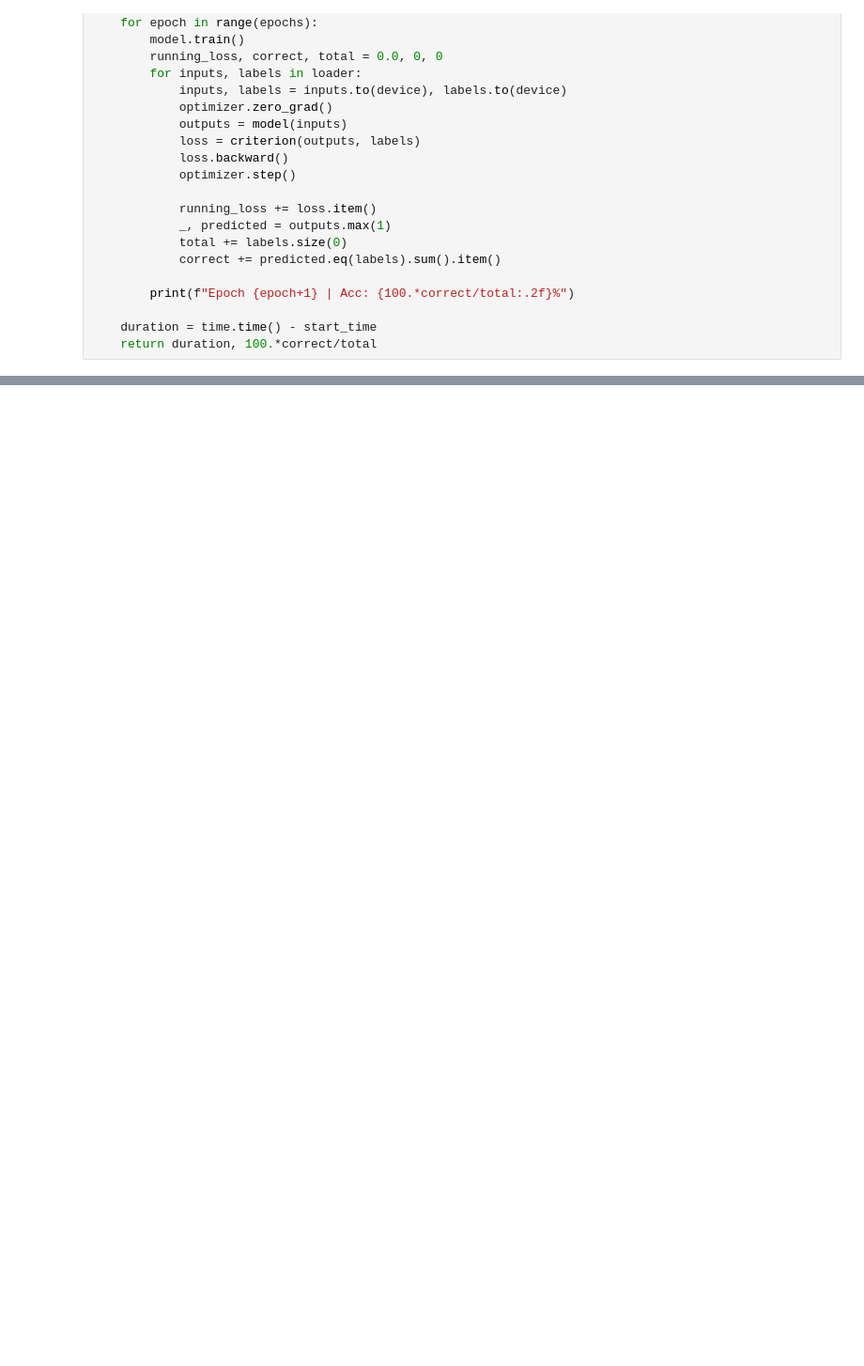
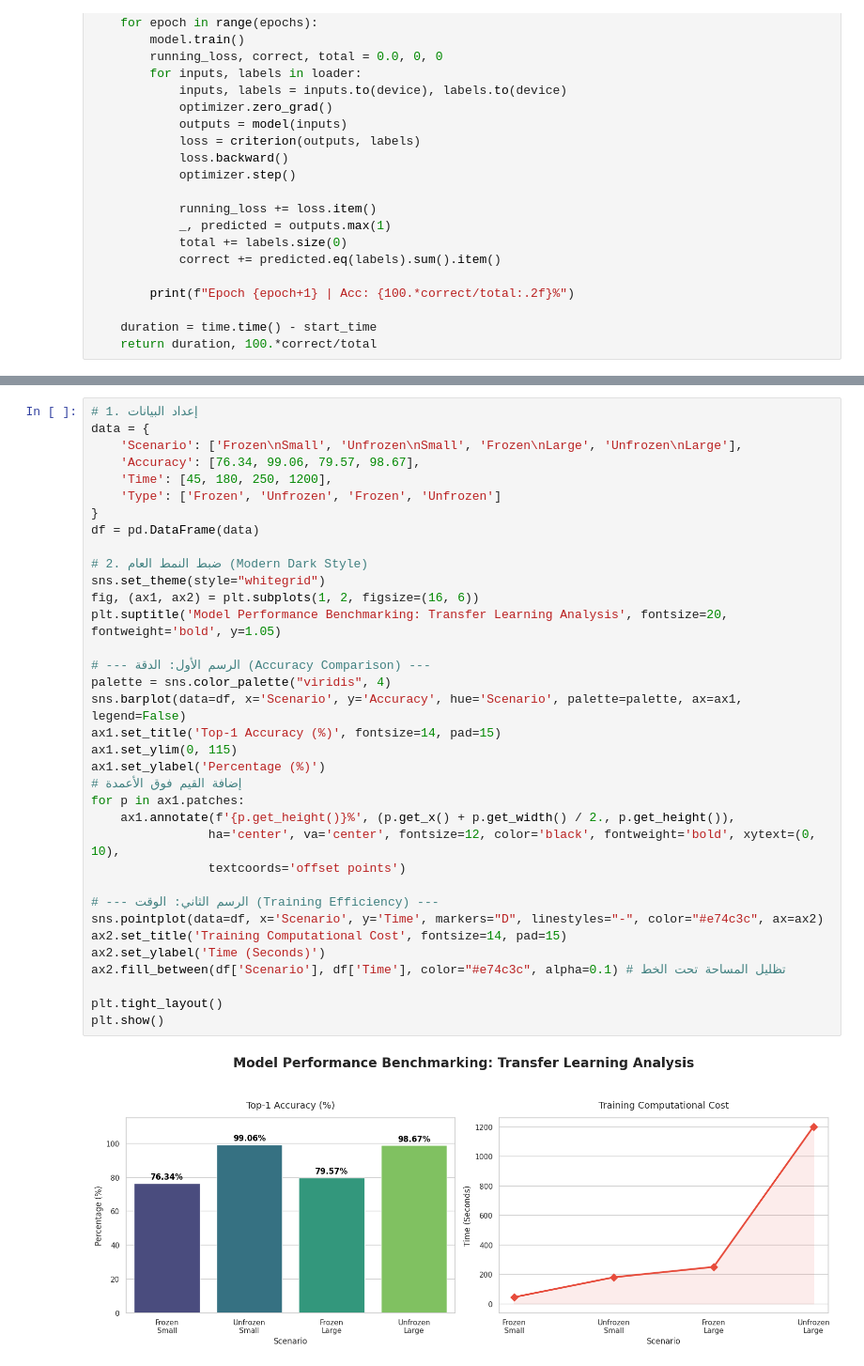
Before and after one commit to Batulnasser24/Resnet18, a Jupyter notebook: Resnet18.ipynb, the cells around one changed output, grey strips where cells are left out. Shown at 94% size. Drawn from its saved outputs; the diff is of its cells as text; blank space fills up the shorter version.

```diff
--- a/Resnet18.ipynb
+++ b/Resnet18.ipynb
@@ -166,0 +210,37 @@ Unfrozen_Large  | Time: 676.61s | Final Train Acc: 98.67%
+# %%
+# 1. إعداد البيانات
+data = {
+    'Scenario': ['Frozen\nSmall', 'Unfrozen\nSmall', 'Frozen\nLarge', 'Unfrozen\nLarge'],
+    'Accuracy': [76.34, 99.06, 79.57, 98.67],
+    'Time': [45, 180, 250, 1200],
+    'Type': ['Frozen', 'Unfrozen', 'Frozen', 'Unfrozen']
+}
+df = pd.DataFrame(data)
+
+# 2. ضبط النمط العام (Modern Dark Style)
+sns.set_theme(style="whitegrid")
+fig, (ax1, ax2) = plt.subplots(1, 2, figsize=(16, 6))
+plt.suptitle('Model Performance Benchmarking: Transfer Learning Analysis', fontsize=20, fontweight='bold', y=1.05)
+
+# --- الرسم الأول: الدقة (Accuracy Comparison) ---
+palette = sns.color_palette("viridis", 4)
+sns.barplot(data=df, x='Scenario', y='Accuracy', hue='Scenario', palette=palette, ax=ax1, legend=False)
+ax1.set_title('Top-1 Accuracy (%)', fontsize=14, pad=15)
+ax1.set_ylim(0, 115)
+ax1.set_ylabel('Percentage (%)')
+# إضافة القيم فوق الأعمدة
+for p in ax1.patches:
+    ax1.annotate(f'{p.get_height()}%', (p.get_x() + p.get_width() / 2., p.get_height()),
+                ha='center', va='center', fontsize=12, color='black', fontweight='bold', xytext=(0, 10),
+                textcoords='offset points')
+
+# --- الرسم الثاني: الوقت (Training Efficiency) ---
+sns.pointplot(data=df, x='Scenario', y='Time', markers="D", linestyles="-", color="#e74c3c", ax=ax2)
+ax2.set_title('Training Computational Cost', fontsize=14, pad=15)
+ax2.set_ylabel('Time (Seconds)')
+ax2.fill_between(df['Scenario'], df['Time'], color="#e74c3c", alpha=0.1) # تظليل المساحة تحت الخط
+
+plt.tight_layout()
+plt.show()
+# %% [output]
+[figure, added]
```
Also changed, not shown: parts of 7 cells of this notebook.
